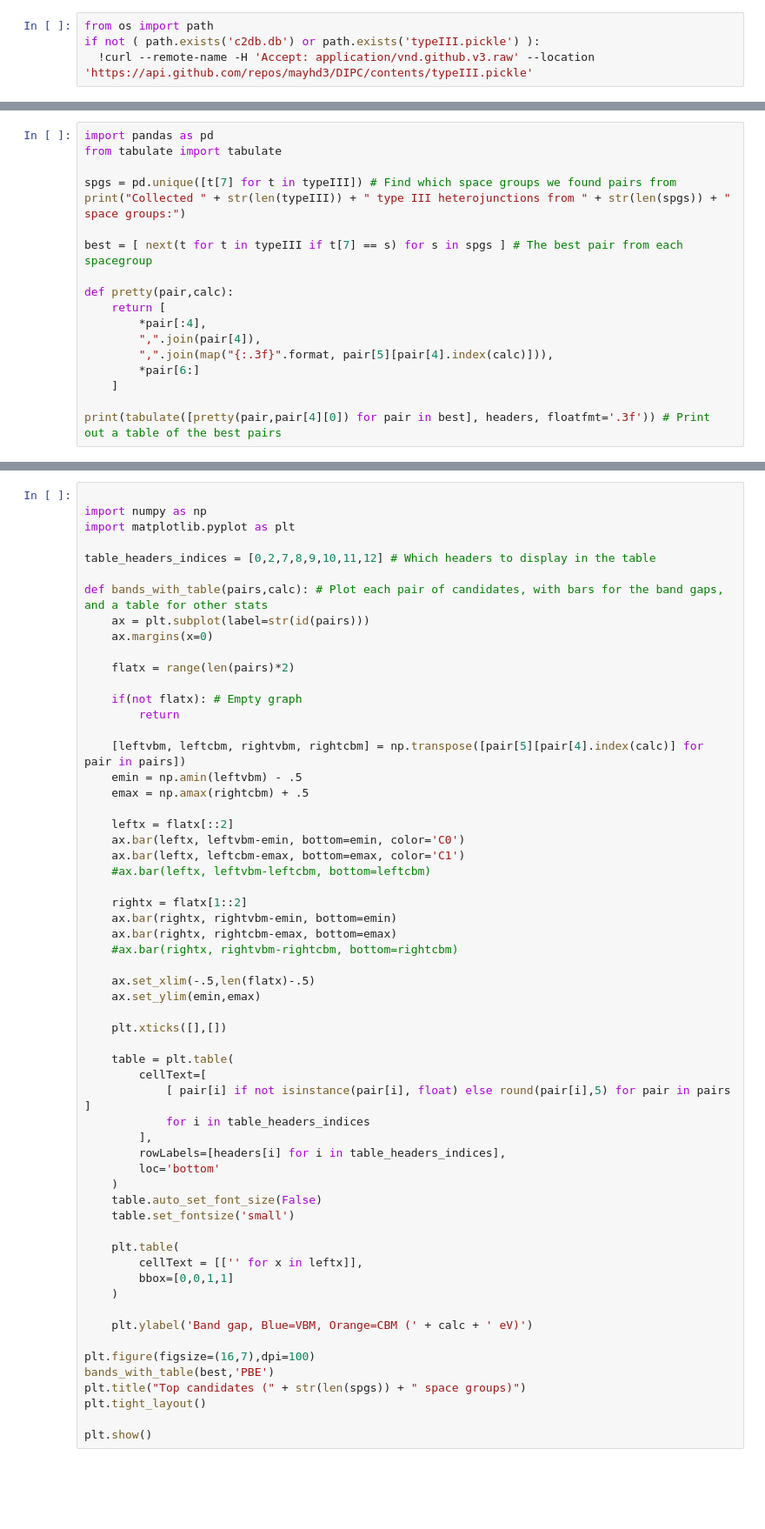
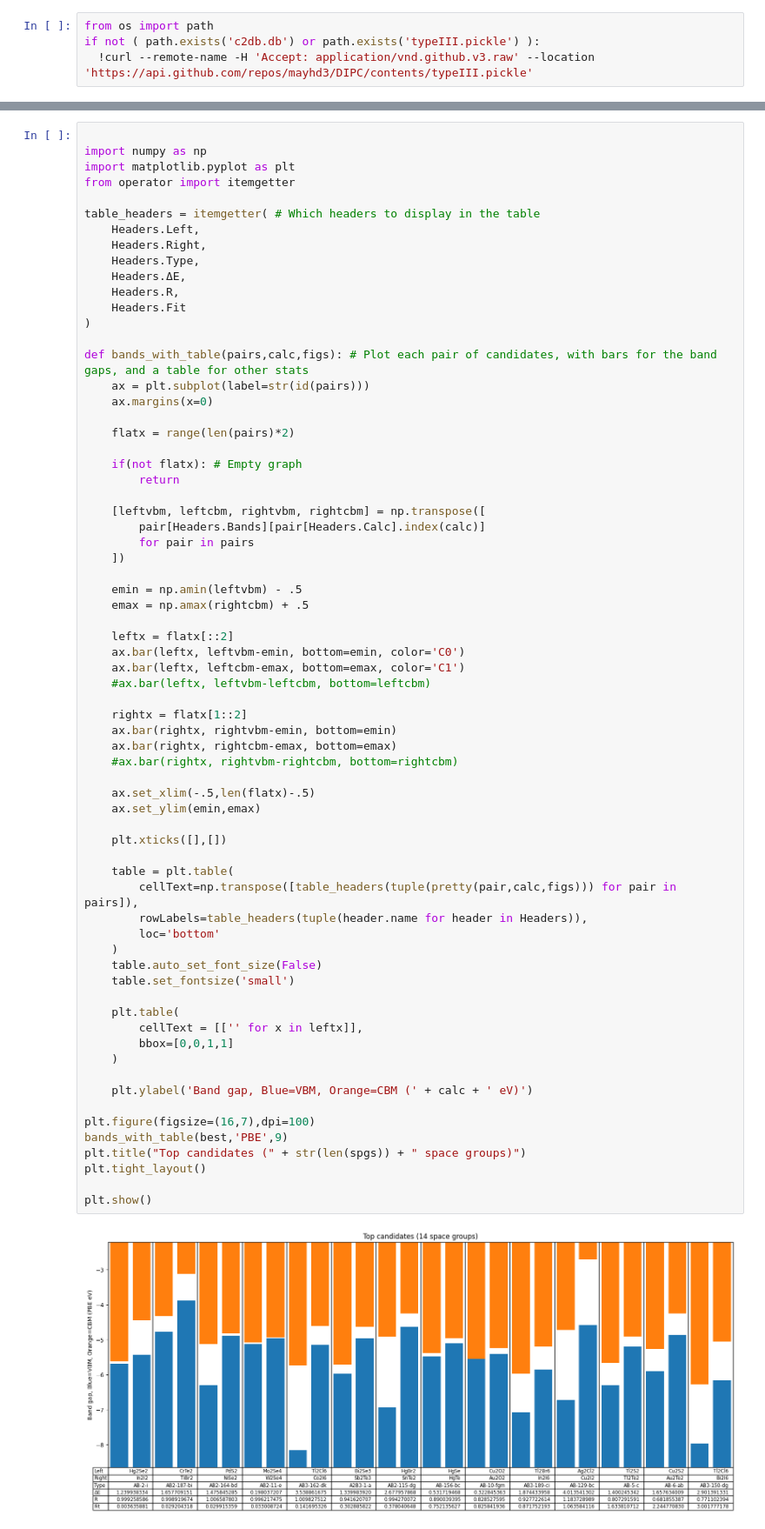
Before and after one commit to MayCXC/DIPC, a Jupyter notebook: topinsulators.ipynb, the cells around one changed output, grey strips where cells are left out. Shown: that part at 87% size. Saved outputs shown, nothing was run; the diff lists cells and outputs as text; blank space fills up the shorter version.

```diff
--- a/topinsulators.ipynb
+++ b/topinsulators.ipynb
@@ -162,18 +160,0 @@ Dumped to pickle.
-# %%
-import pandas as pd
-from tabulate import tabulate
-
-spgs = pd.unique([t[7] for t in typeIII]) # Find which space groups we found pairs from
-print("Collected " + str(len(typeIII)) + " type III heterojunctions from " + str(len(spgs)) + " space groups:")
-
-best = [ next(t for t in typeIII if t[7] == s) for s in spgs ] # The best pair from each spacegroup
-
-def pretty(pair,calc):
-    return [
-        *pair[:4],
-        ",".join(pair[4]),
-        ",".join(map("{:.3f}".format, pair[5][pair[4].index(calc)])),
-        *pair[6:]
-    ]
-
-print(tabulate([pretty(pair,pair[4][0]) for pair in best], headers, floatfmt='.3f')) # Print out a table of the best pairs
@@ -181,10 +213,18 @@ print(tabulate([pretty(pair,pair[4][0]) for pair in best], headers, floatfmt='.3
 
 import numpy as np
 import matplotlib.pyplot as plt
+from operator import itemgetter
 
-table_headers_indices = [0,2,7,8,9,10,11,12] # Which headers to display in the table
+table_headers = itemgetter( # Which headers to display in the table
+    Headers.Left,
+    Headers.Right,
+    Headers.Type,
+    Headers.ΔE,
+    Headers.R,
+    Headers.Fit
+)
 
-def bands_with_table(pairs,calc): # Plot each pair of candidates, with bars for the band gaps, and a table for other stats
+def bands_with_table(pairs,calc,figs): # Plot each pair of candidates, with bars for the band gaps, and a table for other stats
     ax = plt.subplot(label=str(id(pairs)))
     ax.margins(x=0)
 
@@ -193,7 +233,11 @@ def bands_with_table(pairs,calc): # Plot each pair of candidates, with bars for
     if(not flatx): # Empty graph
         return
 
-    [leftvbm, leftcbm, rightvbm, rightcbm] = np.transpose([pair[5][pair[4].index(calc)] for pair in pairs])
+    [leftvbm, leftcbm, rightvbm, rightcbm] = np.transpose([
+        pair[Headers.Bands][pair[Headers.Calc].index(calc)]
+        for pair in pairs
+    ])
+
     emin = np.amin(leftvbm) - .5
     emax = np.amax(rightcbm) + .5
 
@@ -203,39 +247,38 @@ def bands_with_table(pairs,calc): # Plot each pair of candidates, with bars for
     #ax.bar(leftx, leftvbm-leftcbm, bottom=leftcbm)
 
     rightx = flatx[1::2]
     ax.bar(rightx, rightvbm-emin, bottom=emin)
     ax.bar(rightx, rightcbm-emax, bottom=emax)
     #ax.bar(rightx, rightvbm-rightcbm, bottom=rightcbm)
 
     ax.set_xlim(-.5,len(flatx)-.5)
     ax.set_ylim(emin,emax)
 
     plt.xticks([],[])
 
     table = plt.table(
-        cellText=[
-            [ pair[i] if not isinstance(pair[i], float) else round(pair[i],5) for pair in pairs ]
-            for i in table_headers_indices
-        ],
-        rowLabels=[headers[i] for i in table_headers_indices],
+        cellText=np.transpose([table_headers(tuple(pretty(pair,calc,figs))) for pair in pairs]),
+        rowLabels=table_headers(tuple(header.name for header in Headers)),
         loc='bottom'
     )
     table.auto_set_font_size(False)
     table.set_fontsize('small')
 
     plt.table(
         cellText = [['' for x in leftx]],
         bbox=[0,0,1,1]
     )
 
     plt.ylabel('Band gap, Blue=VBM, Orange=CBM (' + calc + ' eV)')
 
 plt.figure(figsize=(16,7),dpi=100)
-bands_with_table(best,'PBE')
+bands_with_table(best,'PBE',9)
 plt.title("Top candidates (" + str(len(spgs)) + " space groups)")
 plt.tight_layout()
 
 plt.show()
+# %% [output]
+[figure, added]
 # %%
 from IPython.display import display
 import ipywidgets as widgets
```
Also changed, not shown: parts of 3 cells of this notebook, 1 other file.
